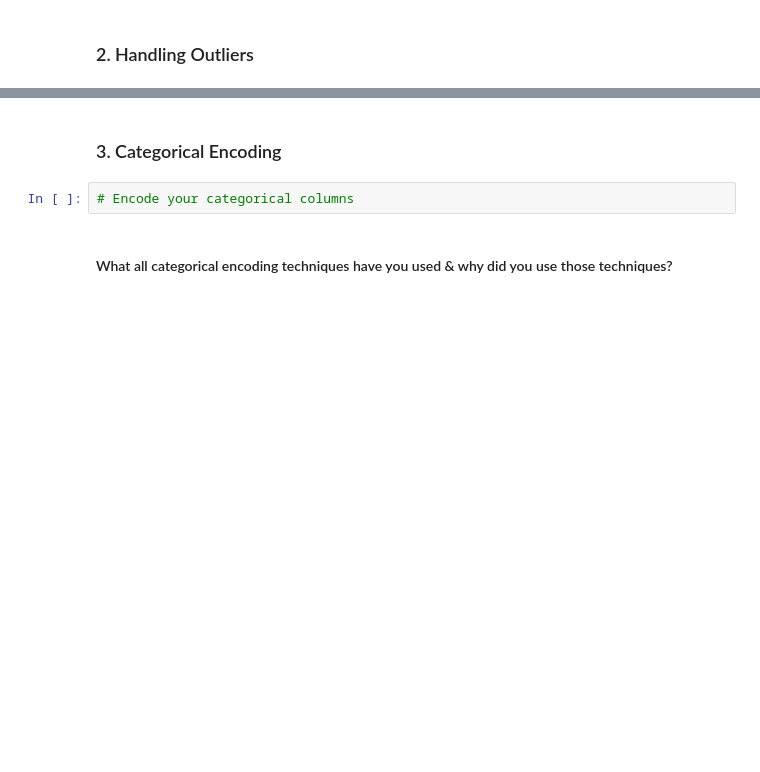
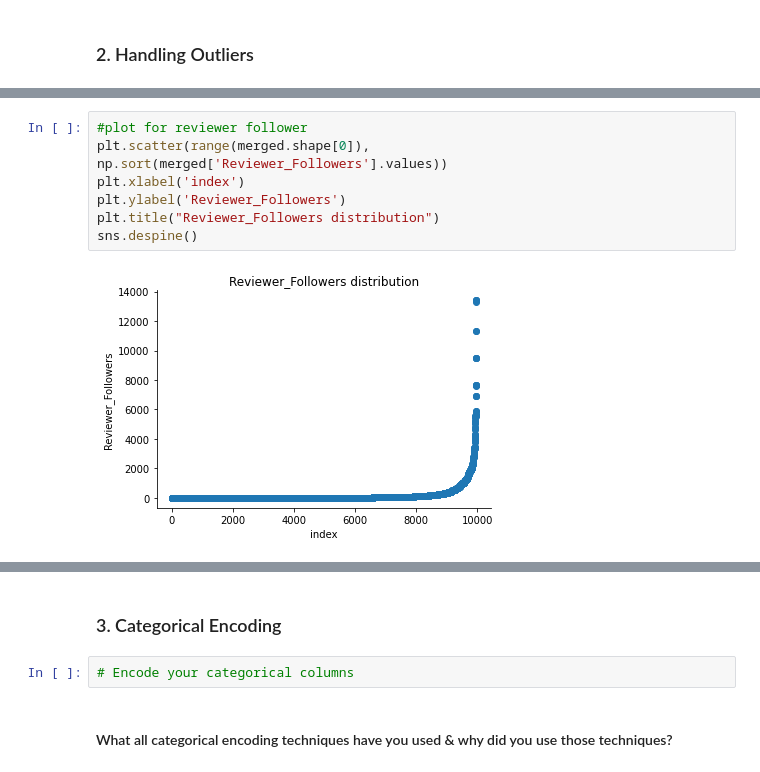
Before and after one commit to abhinav4201/UnSupervised-ML-Zomato-Restaurant-Clustering-and-Sentiment-Analysis, a Jupyter notebook: UnSupervised_ML_Zomato_Restaurant_Clustering_and_Sentiment_Analysis_capstone_project_4.ipynb, the cells around one changed output, grey strips where cells are left out. Cells and saved outputs as stored; diff of their text form; blank space fills up the shorter version.

```diff
--- a/UnSupervised_ML_Zomato_Restaurant_Clustering_and_Sentiment_Analysis_capstone_project_4.ipynb
+++ b/UnSupervised_ML_Zomato_Restaurant_Clustering_and_Sentiment_Analysis_capstone_project_4.ipynb
@@ -1263,0 +1417,9 @@ Answer Here.
+# %%
+#plot for reviewer follower
+plt.scatter(range(merged.shape[0]), np.sort(merged['Reviewer_Followers'].values))
+plt.xlabel('index')
+plt.ylabel('Reviewer_Followers')
+plt.title("Reviewer_Followers distribution")
+sns.despine()
+# %% [output]
+[figure, added]
```
Also changed, not shown: parts of 41 cells of this notebook.
